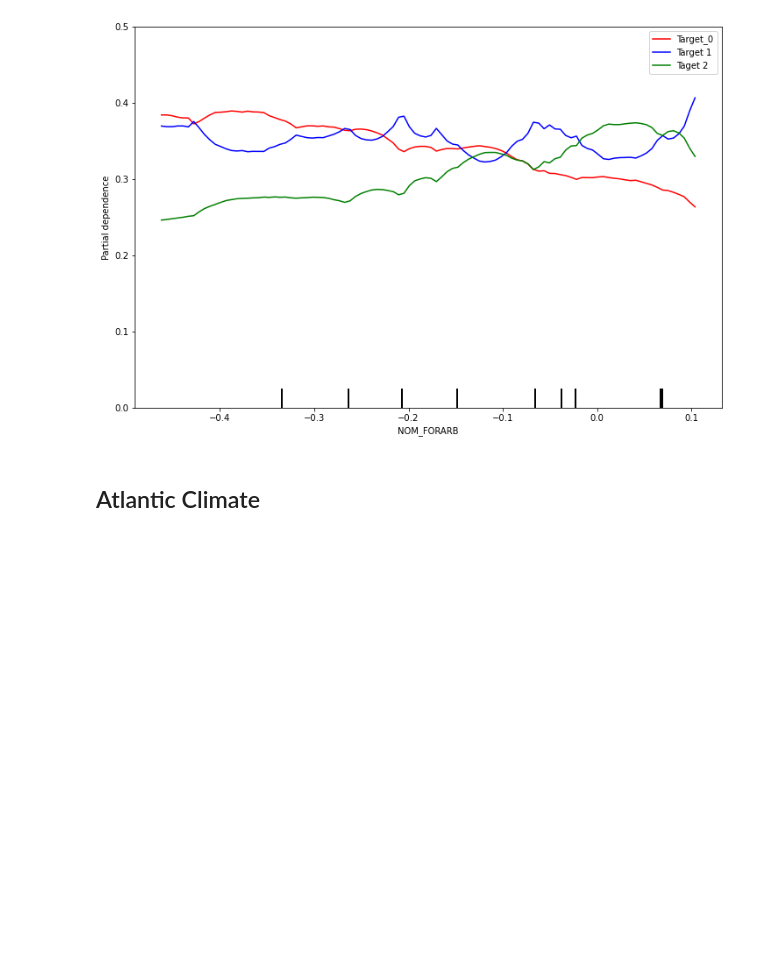
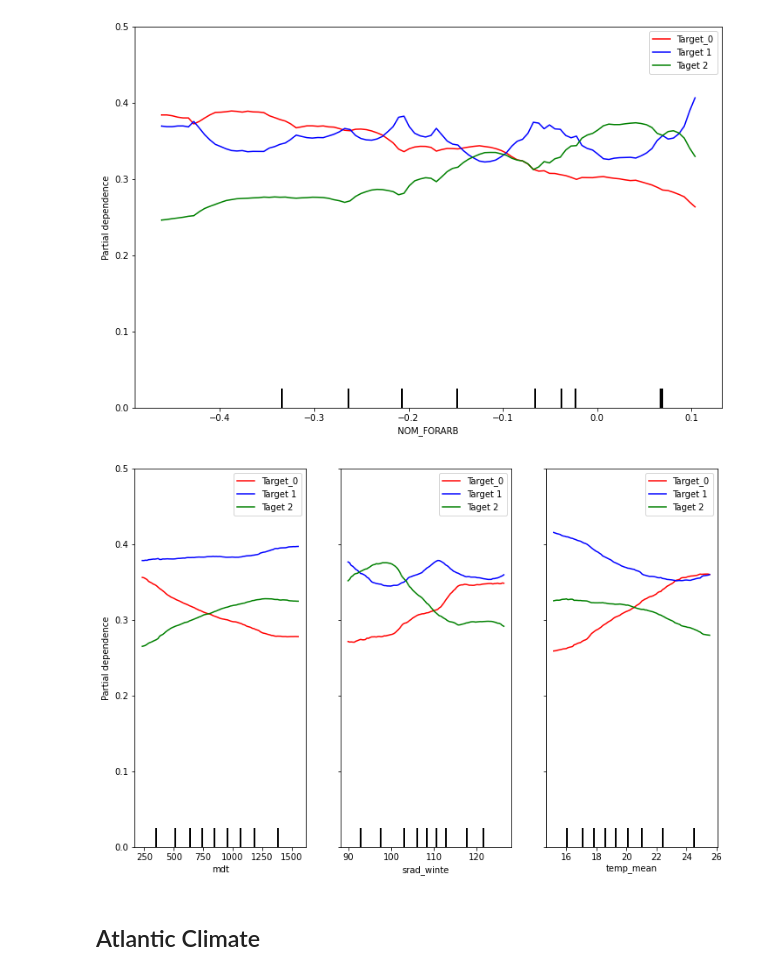
Before and after one commit to MarioGar25/Trend-of-forest-areas, a Jupyter notebook: 2.ML_SKLEARN.ipynb, the cells around one changed output. Cells and saved outputs as stored; diff of their text form; code cells hidden in the pictures; blank space fills up the shorter version.

```diff
--- a/2.ML_SKLEARN.ipynb
+++ b/2.ML_SKLEARN.ipynb
@@ -860,26 +862,39 @@ plt.savefig("output/med_partial_dep_cat_plots.jpg", bbox_inches = "tight")
 # %%
 med_target_0 = plot_partial_dependence(estimator = med_etc,
                                        X = X_med_train.drop(["lat", "long"], axis = 1),
-                                       features = [15],
+                                       features = [4, 14, 15],
                                        target = 0,
                                        line_kw = {"color":"red", "label":"Target_0"}
 )
 
 med_target_1 = plot_partial_dependence(estimator = med_etc,
                                        X = X_med_train.drop(["lat", "long"], axis = 1),
-                                       features = [15],
+                                       features = [4, 14, 15],
                                        target = 1,
                                        ax = med_target_0.axes_,
                                        line_kw = {"color":"blue", "label":"Target 1"}
 )
 
 med_target_2 = plot_partial_dependence(estimator = med_etc,
                                        X = X_med_train.drop(["lat", "long"], axis = 1),
-                                       features = [15],
+                                       features = [4, 14, 15],
                                        target = 2,
                                        ax = med_target_0.axes_,
                                        line_kw = {"color":"green", "label": "Taget 2"}
 )
 
-plt.legend(loc = "best", bbox_to_anchor=(1.0, 0.2, 0.6, 0.5))
-plt.savefig("output/med_partial_dep_plots_temp_mean.jpg", bbox_inches = "tight")
+med_target_0.figure_.set_size_inches(12,8)
+
+med_target_0.axes_[0, 0].set_ylim(0, 0.5)
+med_target_0.axes_[0, 0].legend()
+
+med_target_0.axes_[0, 1].set_ylim(0, 0.5)
+med_target_0.axes_[0, 1].legend()
+
+med_target_0.axes_[0, 2].set_ylim(0, 0.5)
+med_target_0.axes_[0, 2].legend()
+
+
+plt.savefig("output/med_partial_dep_plots.jpg", bbox_inches = "tight")
+# %% [output]
+[figure, added]
```
Also changed, not shown: parts of 18 cells of this notebook, 2 other files.
